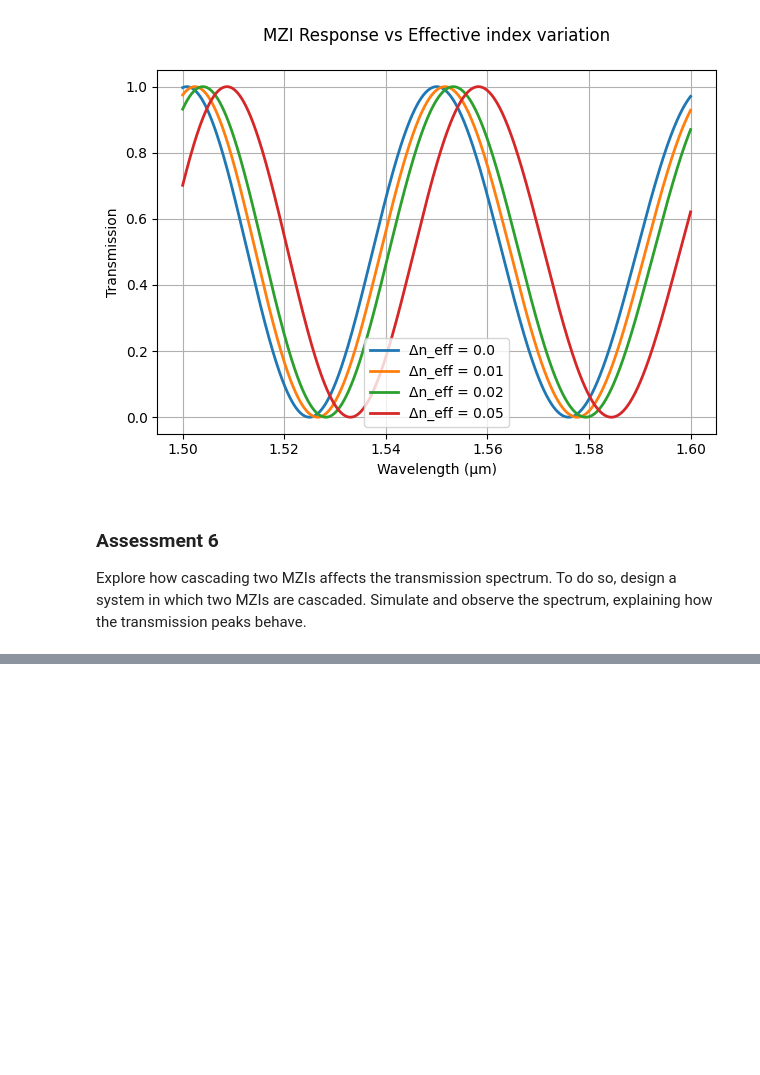
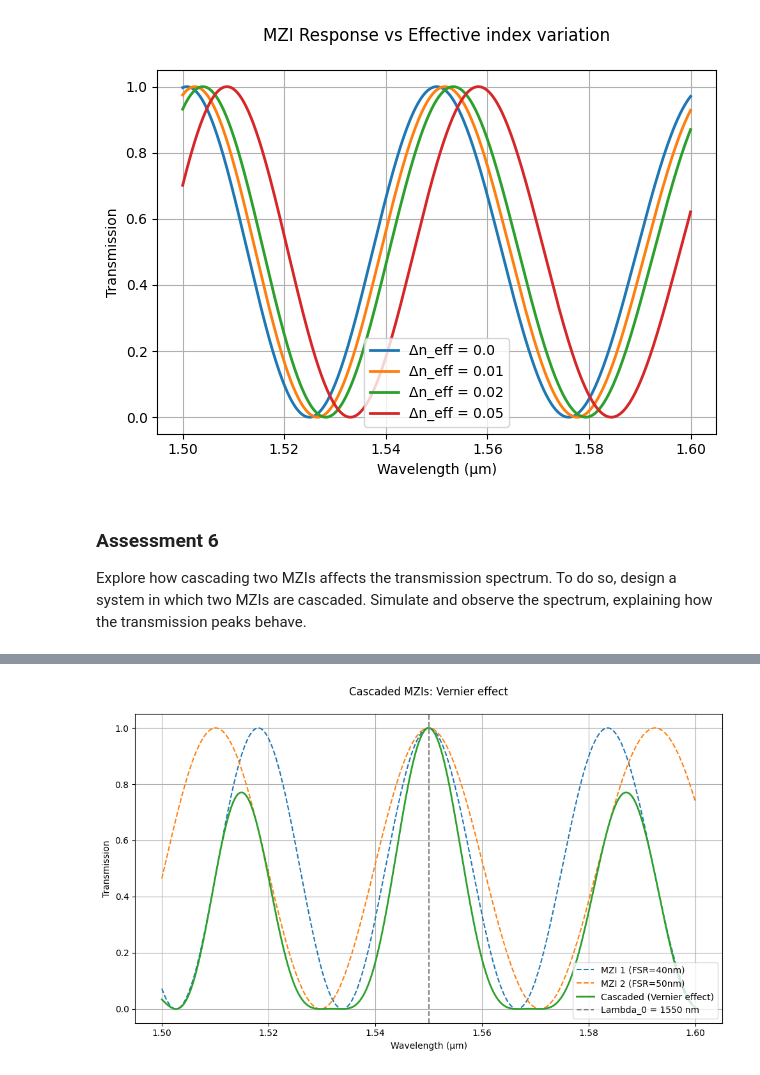
Before and after one commit to snacmuo/pic-upv-lab3, a Jupyter notebook: 30_INTERFEROMETERS_v2025_STUDENTS_UPDATE2.ipynb, the cells around one changed output, grey strips where cells are left out. Saved outputs shown, nothing was run; the diff lists cells and outputs as text; code cells hidden in the pictures; blank space fills up the shorter version.

```diff
--- a/30_INTERFEROMETERS_v2025_STUDENTS_UPDATE2.ipynb
+++ b/30_INTERFEROMETERS_v2025_STUDENTS_UPDATE2.ipynb
@@ -1494,0 +1321,77 @@ plt.show()
+# %%
+## SiN cross-section ##
+SiN_clad = np.loadtxt('SiN-h300nm-w1000nm-Cladding.txt', skiprows=1, delimiter='\t')
+
+wvl0 = SiN_clad[:, 0]
+neffu0 = SiN_clad[:, 3]
+neffd0 = SiN_clad[:, 3]
+
+interp_neffu = interp1d(wvl0, neffu0, kind='cubic')
+interp_neffd = interp1d(wvl0, neffd0, kind='cubic')
+wvl = np.linspace(wvl0.min(), wvl0.max(), 1000)
+neffu = interp_neffu(wvl)
+neffd = interp_neffd(wvl)
+
+# Propagation loss
+alphau = 0
+alphad = 0
+
+# Central wavelength index to calculate path lengths
+idx = np.argmin(np.abs(wvl - 1.55))
+neff_1550 = neffu[idx]  # Índice efectivo correspondiente a 1550 nm
+
+# Efecto Vernier con FSR distintos
+FSR_1 = 0.04
+FSR_2 = 0.05
+
+m1 = round(1.55 / FSR_1)
+m2 = round(1.55 / FSR_2)
+
+delta_L1 = (m1 * 1.55) / neff_1550
+delta_L2 = (m2 * 1.55) / neff_1550
+
+# Path lengths
+Ld = 50
+Lu1 = Ld + delta_L1
+Lu2 = Ld + delta_L2
+
+# Coupling constant
+K_a = np.full(wvl.shape, 0.5)
+K_b = np.full(wvl.shape, 0.5)
+
+# First MZI (FSR = 40nm)
+mzi_1 = mzi(wl=wvl,
+    coup_a={"coupling": K_a},
+    wvg_d={"length": Ld, "neff": neffd, "loss": alphad},
+    wvg_u={"length": Lu1, "neff": neffu, "loss": alphau},
+    coup_b={"coupling": K_b})
+
+# Second MZI (FSR = 50nm)
+mzi_2 = mzi(wl=wvl,
+    coup_a={"coupling": K_a},
+    wvg_d={"length": Ld, "neff": neffd, "loss": alphad},
+    wvg_u={"length": Lu2, "neff": neffu, "loss": alphau},
+    coup_b={"coupling": K_b})
+
+# CROSS PORT H10 OF BOTH MZIs
+H10_1 = mzi_1["in0", "out1"]
+H10_2 = mzi_2["in0", "out1"]
+
+H_cascade = np.abs(H10_1)**2 * np.abs(H10_2)**2
+
+# Plotting
+plt.figure(figsize=(10, 6))
+plt.plot(wvl, np.abs(H10_1)**2, linestyle='--', label="MZI 1 (FSR=40nm)")
+plt.plot(wvl, np.abs(H10_2)**2,  linestyle='--', label="MZI 2 (FSR=50nm)")
+plt.plot(wvl, H_cascade, linewidth=2, label="Cascaded (Vernier effect)")
+plt.axvline(1.55, color='gray', linestyle='--', label='Lambda_0 = 1550 nm')
+
+plt.xlabel('Wavelength (μm)')
+plt.ylabel('Transmission')
+plt.title('Cascaded MZIs: Vernier effect\n')
+plt.legend()
+plt.grid()
+plt.tight_layout()
+plt.show()
+# %% [output]
+[figure, added]
```
Also changed, not shown: parts of 3 cells of this notebook, 1 other file.
